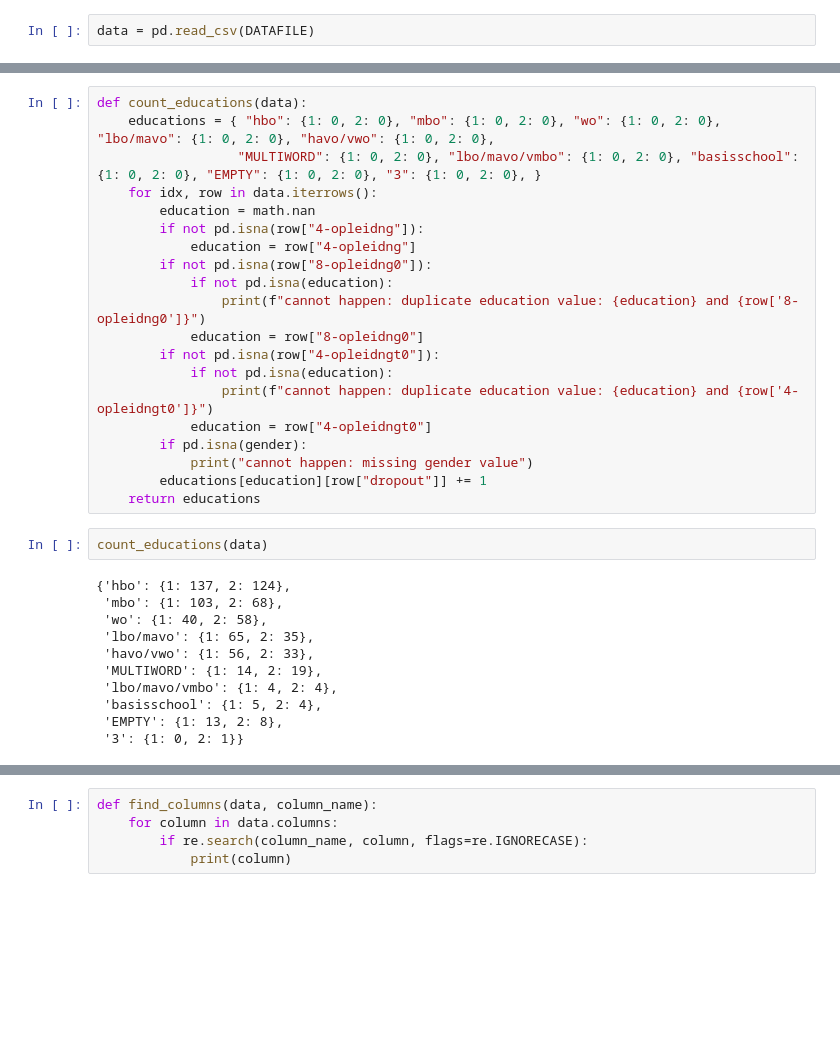
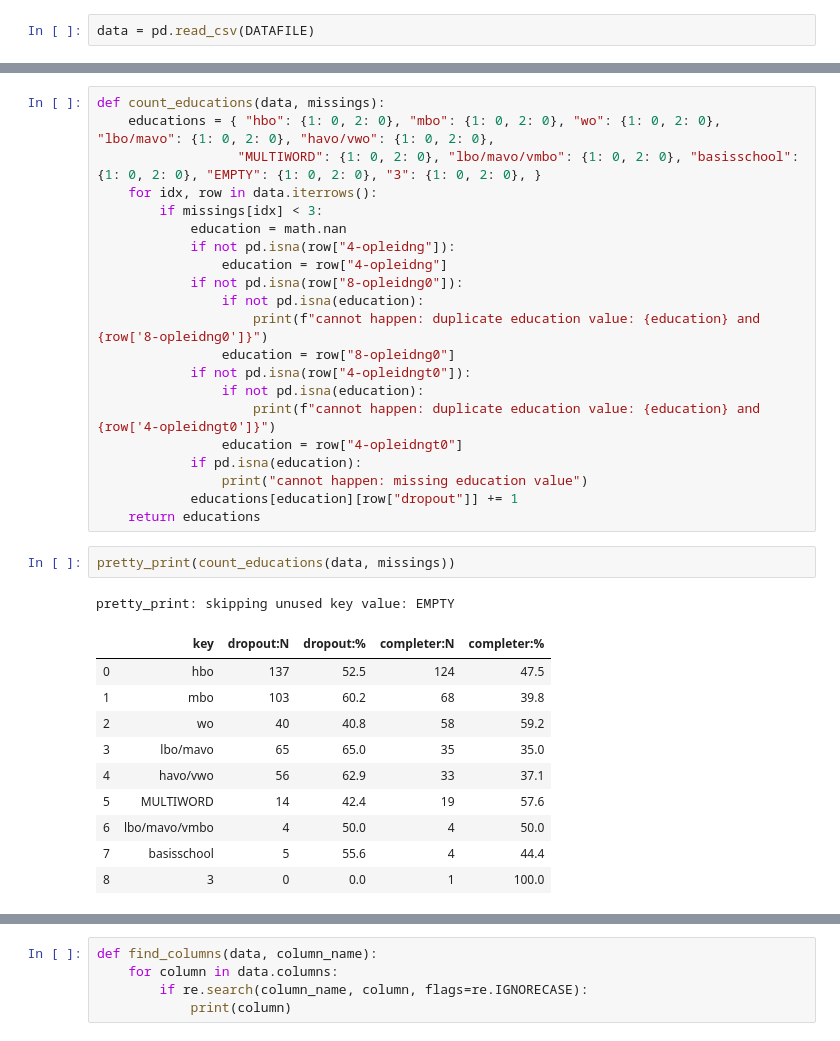
Before and after one commit to e-mental-health/data-processing, a Jupyter notebook: frontierspaper.ipynb, the cells around one changed output, grey strips where cells are left out. Drawn from its saved outputs; the diff is of its cells as text; blank space fills up the shorter version.

```diff
--- a/frontierspaper.ipynb
+++ b/frontierspaper.ipynb
@@ -49,33 +164,35 @@ count_nationalities(data)
 # %%
-def count_educations(data):
+def count_educations(data, missings):
     educations = { "hbo": {1: 0, 2: 0}, "mbo": {1: 0, 2: 0}, "wo": {1: 0, 2: 0}, "lbo/mavo": {1: 0, 2: 0}, "havo/vwo": {1: 0, 2: 0},
                   "MULTIWORD": {1: 0, 2: 0}, "lbo/mavo/vmbo": {1: 0, 2: 0}, "basisschool": {1: 0, 2: 0}, "EMPTY": {1: 0, 2: 0}, "3": {1: 0, 2: 0}, }
     for idx, row in data.iterrows():
-        education = math.nan
-        if not pd.isna(row["4-opleidng"]):
-            education = row["4-opleidng"]
-        if not pd.isna(row["8-opleidng0"]):
-            if not pd.isna(education):
-                print(f"cannot happen: duplicate education value: {education} and {row['8-opleidng0']}")
-            education = row["8-opleidng0"]
-        if not pd.isna(row["4-opleidngt0"]):
-            if not pd.isna(education):
-                print(f"cannot happen: duplicate education value: {education} and {row['4-opleidngt0']}")
-            education = row["4-opleidngt0"]
-        if pd.isna(gender):
-            print("cannot happen: missing gender value")
-        educations[education][row["dropout"]] += 1
+        if missings[idx] < 3:
+            education = math.nan
+            if not pd.isna(row["4-opleidng"]):
+                education = row["4-opleidng"]
+            if not pd.isna(row["8-opleidng0"]):
+                if not pd.isna(education):
+                    print(f"cannot happen: duplicate education value: {education} and {row['8-opleidng0']}")
+                education = row["8-opleidng0"]
+            if not pd.isna(row["4-opleidngt0"]):
+                if not pd.isna(education):
+                    print(f"cannot happen: duplicate education value: {education} and {row['4-opleidngt0']}")
+                education = row["4-opleidngt0"]
+            if pd.isna(education):
+                print("cannot happen: missing education value")
+            educations[education][row["dropout"]] += 1
     return educations
 # %%
-count_educations(data)
+pretty_print(count_educations(data, missings))
 # %% [output]
-{'hbo': {1: 137, 2: 124},
- 'mbo': {1: 103, 2: 68},
- 'wo': {1: 40, 2: 58},
- 'lbo/mavo': {1: 65, 2: 35},
- 'havo/vwo': {1: 56, 2: 33},
- 'MULTIWORD': {1: 14, 2: 19},
- 'lbo/mavo/vmbo': {1: 4, 2: 4},
- 'basisschool': {1: 5, 2: 4},
- 'EMPTY': {1: 13, 2: 8},
- '3': {1: 0, 2: 1}}
+pretty_print: skipping unused key value: EMPTY
+|  | key | dropout:N | dropout:% | completer:N | completer:% |
+| 0 | hbo | 137 | 52.5 | 124 | 47.5 |
+| 1 | mbo | 103 | 60.2 | 68 | 39.8 |
+| 2 | wo | 40 | 40.8 | 58 | 59.2 |
+| 3 | lbo/mavo | 65 | 65.0 | 35 | 35.0 |
+| 4 | havo/vwo | 56 | 62.9 | 33 | 37.1 |
+| 5 | MULTIWORD | 14 | 42.4 | 19 | 57.6 |
+| 6 | lbo/mavo/vmbo | 4 | 50.0 | 4 | 50.0 |
+| 7 | basisschool | 5 | 55.6 | 4 | 44.4 |
+| 8 | 3 | 0 | 0.0 | 1 | 100.0 |
```
Also changed, not shown: parts of 28 cells of this notebook.
